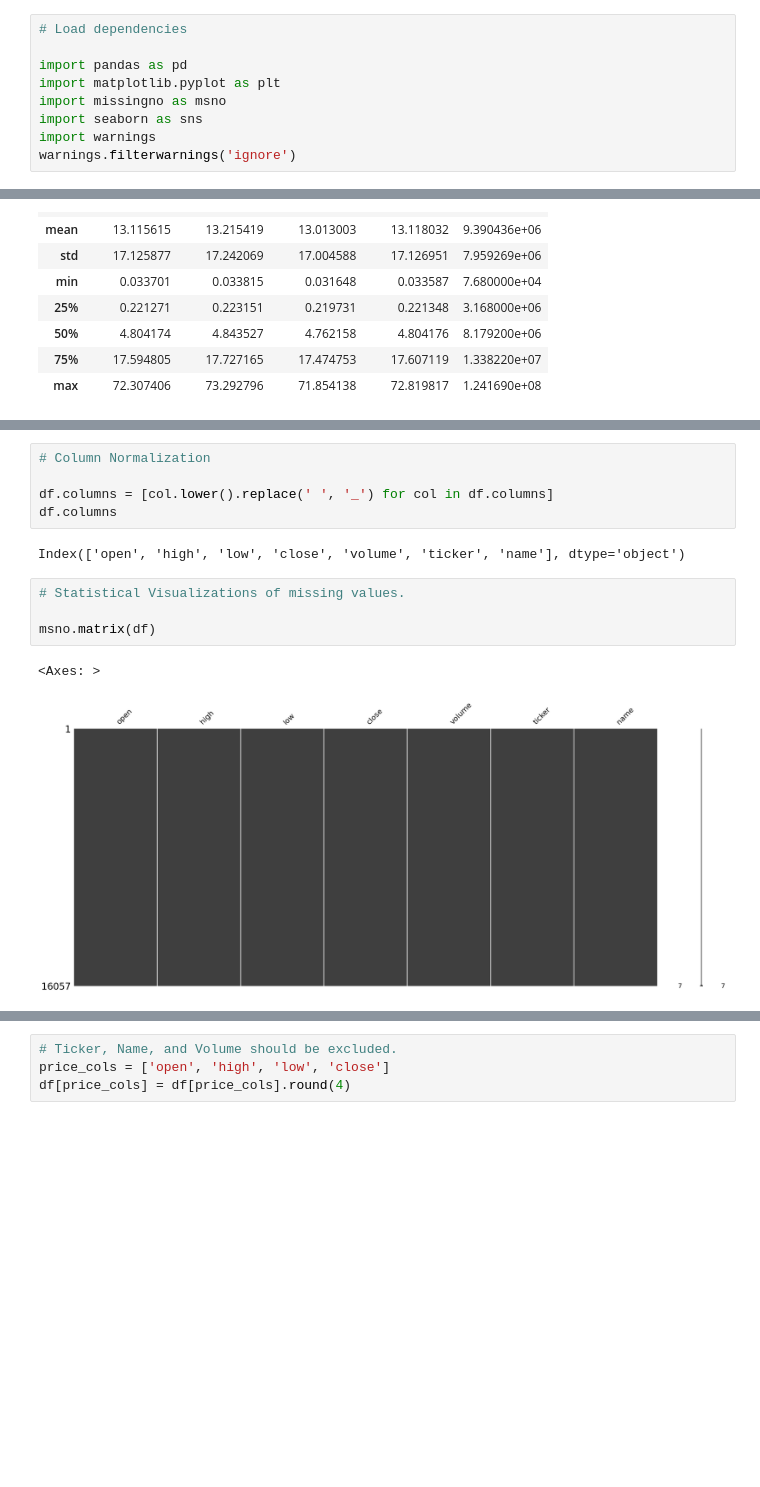
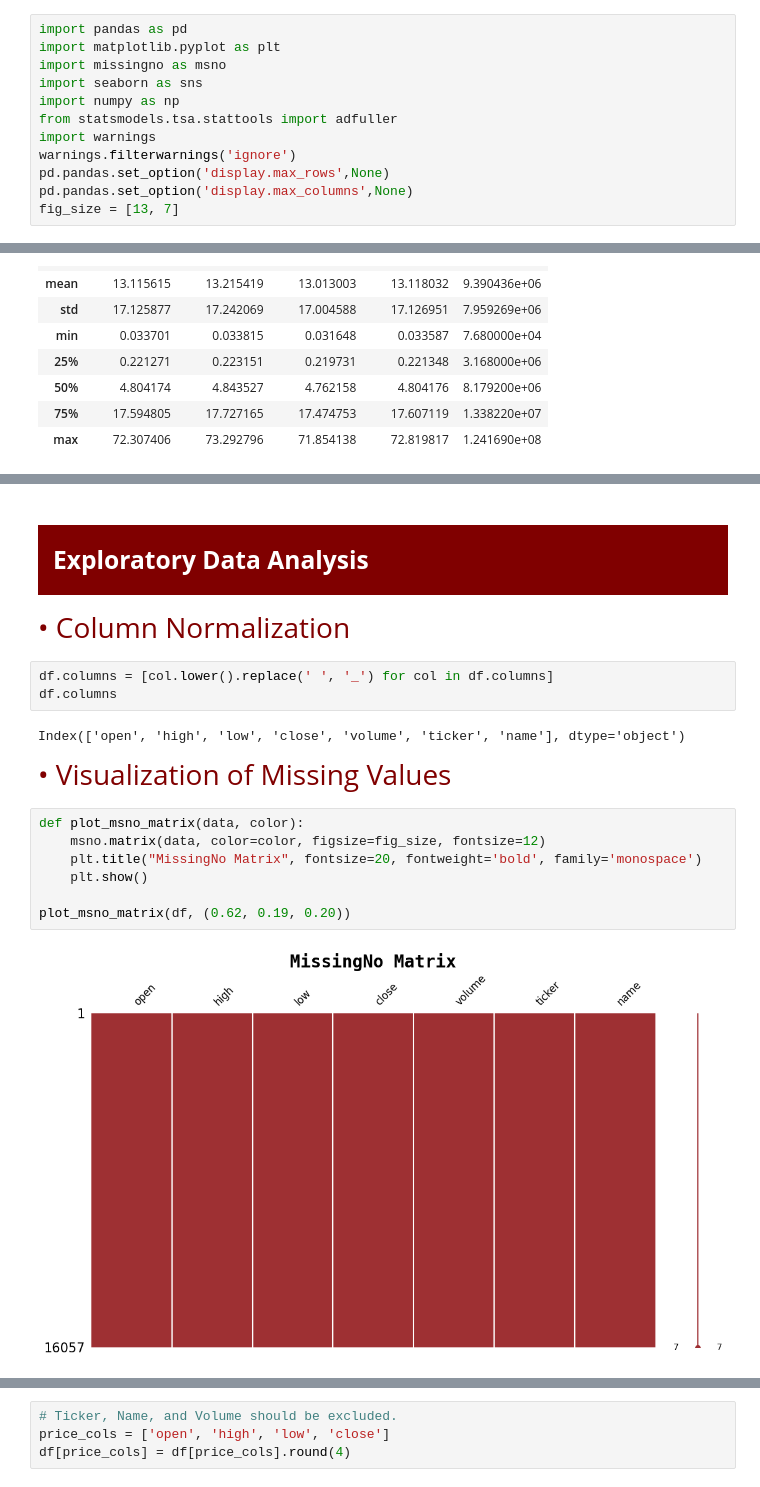
Before and after one commit to shahriar-rahman/Coca-Cola-Stock-Price, a Jupyter notebook: notebooks/01_EDA_Data_Acquisition.ipynb, the cells around one changed output, grey strips where cells are left out. Cells and saved outputs as stored; diff of their text form; blank space fills up the shorter version.

```diff
--- a/notebooks/01_EDA_Data_Acquisition.ipynb
+++ b/notebooks/01_EDA_Data_Acquisition.ipynb
@@ -1,9 +10,12 @@
 # %%
-# Load dependencies
-
 import pandas as pd
 import matplotlib.pyplot as plt
 import missingno as msno
 import seaborn as sns
+import numpy as np
+from statsmodels.tsa.stattools import adfuller
 import warnings
 warnings.filterwarnings('ignore')
+pd.pandas.set_option('display.max_rows',None)
+pd.pandas.set_option('display.max_columns',None)
+fig_size = [13, 7]
@@ -68,15 +129,22 @@ df.describe()
+# %% [markdown]
+<a id="A"></a>
+# <div style="text-align:left; border-radius:10px 50px; padding:15px; color:white; margin:0; font-size:95%; font-family:Pacifico; background-color:maroon; overflow:hidden"><b> Exploratory Data Analysis </b></div>
+# %% [markdown]
+<span style="font-family:Cambria; color:maroon; font-size: 28px; text-shadow: 0.5px 0.5px black"> • Column Normalization </span>
 # %%
-# Column Normalization
-
 df.columns = [col.lower().replace(' ', '_') for col in df.columns]
 df.columns
 # %% [output]
 Index(['open', 'high', 'low', 'close', 'volume', 'ticker', 'name'], dtype='object')
+# %% [markdown]
+<span style="font-family:Cambria; color:maroon; font-size: 28px; text-shadow: 0.5px 0.5px black"> • Visualization of Missing Values </span>
 # %%
-# Statistical Visualizations of missing values.
+def plot_msno_matrix(data, color):
+    msno.matrix(data, color=color, figsize=fig_size, fontsize=12)
+    plt.title("MissingNo Matrix", fontsize=20, fontweight='bold', family='monospace')
+    plt.show()
 
-msno.matrix(df)
+plot_msno_matrix(df, (0.62, 0.19, 0.20))
 # %% [output]
-<Axes: >
-[figure, old version]
+[figure, new version]
 # %%
```
Also changed, not shown: parts of 97 cells of this notebook.
